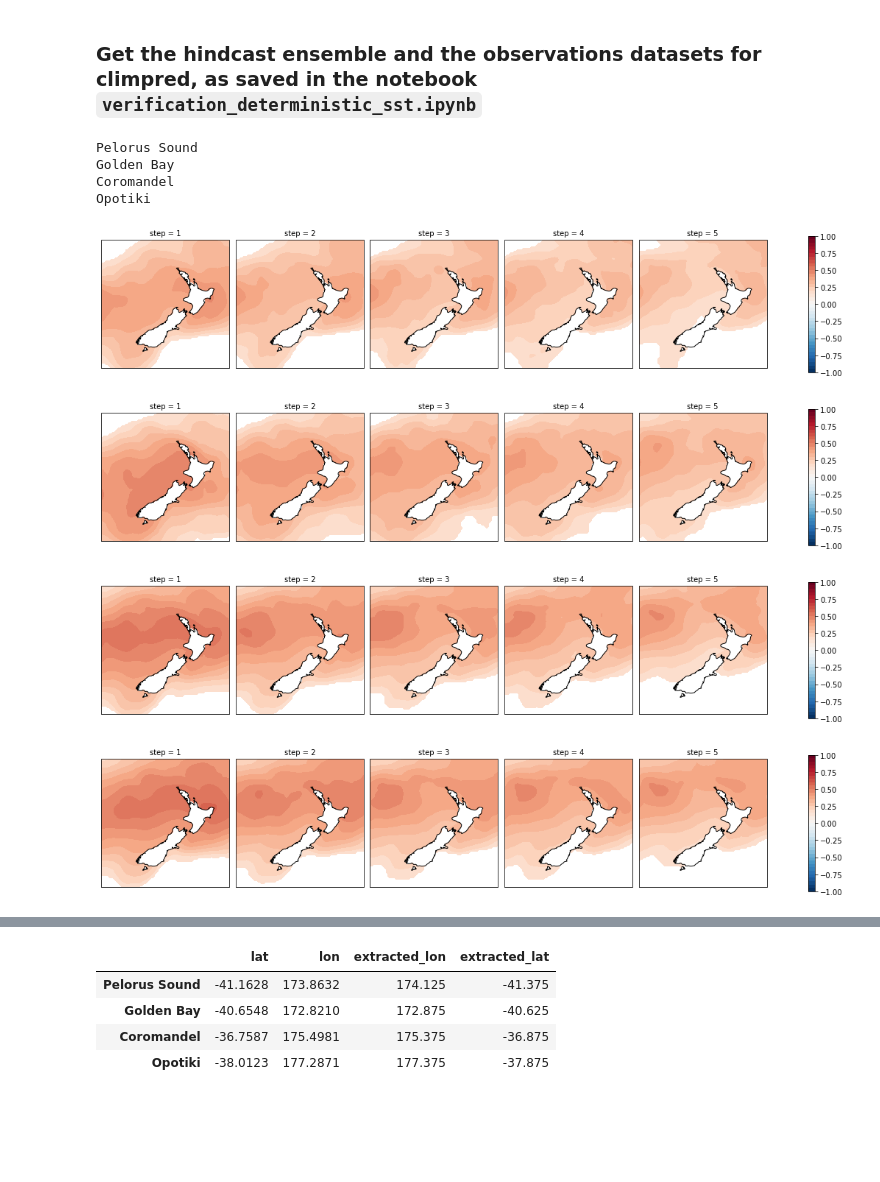
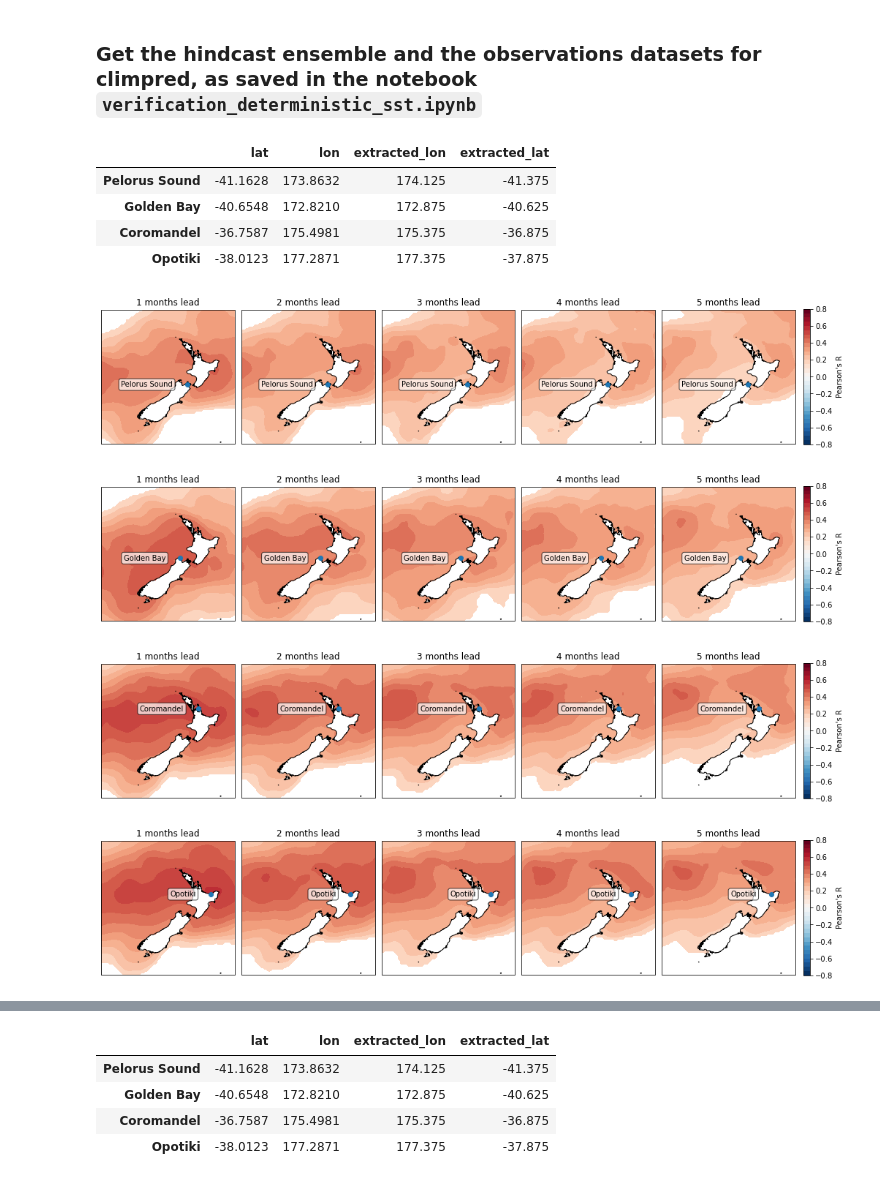
Before and after one commit to nicolasfauchereau/SST_forecasting, a Jupyter notebook: notebooks/SST_obs_correlations.ipynb, the cells around one changed output, grey strips where cells are left out. Drawn from its saved outputs; the diff is of its cells as text; code cells hidden in the pictures; blank space fills up the shorter version.

Commit message:
added heatmaps and various plots re. MME forecasts vs persistence forecasts for point locations

```diff
--- a/notebooks/SST_obs_correlations.ipynb
+++ b/notebooks/SST_obs_correlations.ipynb
@@ -834,3 +835,14 @@ point_locations
 | Golden Bay | -40.6548 | 172.8210 | 172.875 | -40.625 |
 | Coromandel | -36.7587 | 175.4981 | 175.375 | -36.875 |
 | Opotiki | -38.0123 | 177.2871 | 177.375 | -37.875 |
+# %%
+acfs = {}
+acfs_conf = {}
+
+for location in point_locations.index:
+    acorr, aconfs = acf(
+        monthly_time_series_point_locations_df[location], nlags=24, alpha=0.05
+    )
+
+    acfs[location] = acorr
+    acfs_conf[location] = aconfs
@@ -953,3 +997,11 @@ locations_P_step = xr.concat(locations_P_step, dim="step")
 locations_P_step = locations_P_step * mask_obs
 # %%
 ess = locations_R_step.where(locations_P_step <= 0.01)
+# %%
+point_locations
+# %% [output]
+|  | lat | lon | extracted_lon | extracted_lat |
+| Pelorus Sound | -41.1628 | 173.8632 | 174.125 | -41.375 |
+| Golden Bay | -40.6548 | 172.8210 | 172.875 | -40.625 |
+| Coromandel | -36.7587 | 175.4981 | 175.375 | -36.875 |
+| Opotiki | -38.0123 | 177.2871 | 177.375 | -37.875 |
@@ -956,23 +1010,44 @@ ess = locations_R_step.where(locations_P_step <= 0.01)
+# %%
+cbar_kwargs = {'pad':0.01, 'label':"Pearson's R"}
 # %%
-for location in point_locations.index:
-    print(location)
+for i, location in enumerate(point_locations.index):
+
+    # print(location)
+
     fg = ess.sel(location=location).plot.contourf(
-        levels=np.arange(-1, 1.05, 0.05),
+        levels=np.arange(-0.8, 0.85, 0.05),
         col="step",
         cmap="RdBu_r",
         transform=ccrs.PlateCarree(),
-    subplot_kws={"projection": ccrs.PlateCarree(central_longitude=180)},
+        subplot_kws={"projection": ccrs.PlateCarree(central_longitude=180)},
+        cbar_kwargs = cbar_kwargs
     )
 
-    for ax in fg.axs.flat:
+    axes = fg.axs.flat
 
-        ax.coastlines()
+    for j, ax in enumerate(axes):
+
+        platecarree_transform = ccrs.PlateCarree()._as_mpl_transform(ax)
+        text_transform = offset_copy(platecarree_transform, units='dots', x=-20)
+
+        ax.coastlines(resolution="10m")
+
+        ax.set_title(f"{location}, lead {j+1}")
+
+        ax.set_title(f"{j+1} months lead")
+
+        ax.plot(point_locations.loc[location,'lon'], point_locations.loc[location,'lat'], transform=ccrs.PlateCarree(), marker='o')
+
+        ax.text(point_locations.loc[location,'lon'], point_locations.loc[location,'lat'], location,
+            verticalalignment='center', horizontalalignment='right',
+            transform=text_transform,
+            bbox=dict(facecolor='white', alpha=0.7, boxstyle='round'))
+
+
+    fg.fig.savefig(fig_path.joinpath(f"correlation_map_leadtime_point_location_MME_{location.replace(' ','_')}.png"), **fig_kwargs)
+    fg.fig.savefig(fig_path.joinpath(f"correlation_map_leadtime_point_location_MME_{location.replace(' ','_')}.pdf"), **fig_kwargs)
 # %% [output]
-Pelorus Sound
-Golden Bay
-Coromandel
-Opotiki
-[figure, old version]
+[figure, new version]
-[figure, old version]
+[figure, new version]
-[figure, old version]
+[figure, new version]
-[figure, old version]
+[figure, new version]
```
Also changed, not shown: parts of 39 cells of this notebook.
